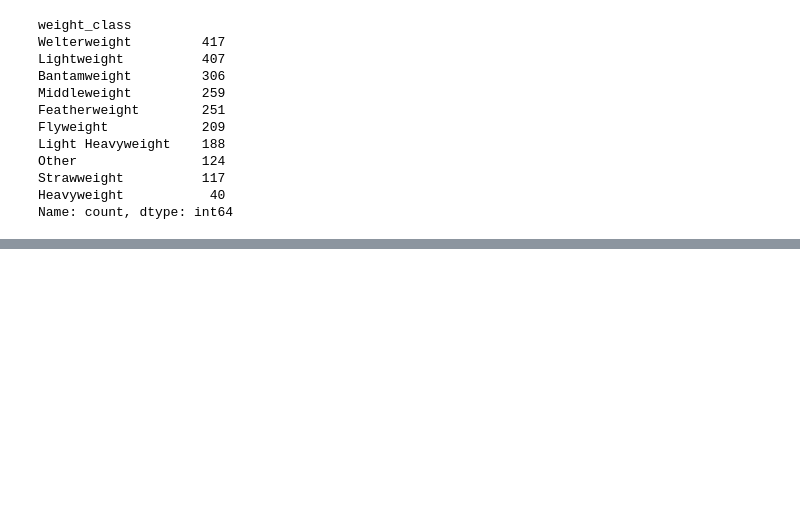
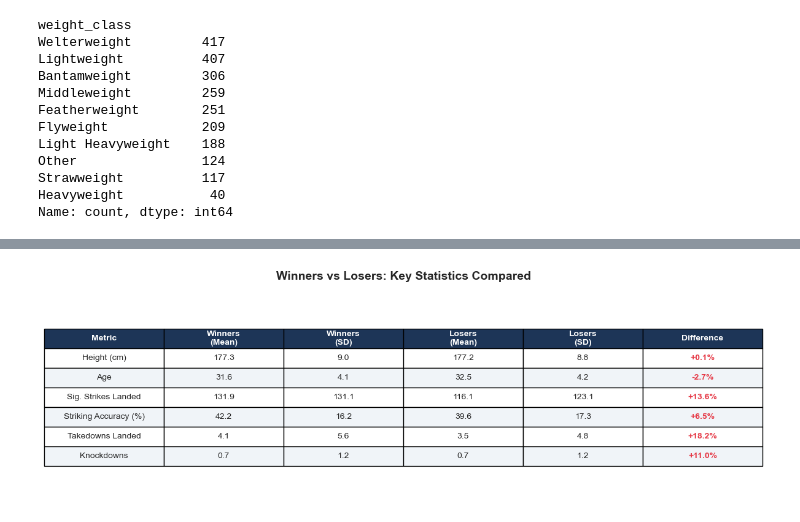
Before and after one commit to wilmshurstnoah-ux/ufc-analysis, a Jupyter notebook: blog.ipynb, the cells around one changed output, grey strips where cells are left out. Drawn from its saved outputs; the diff is of its cells as text; code cells hidden in the pictures; blank space fills up the shorter version.

```diff
--- a/blog.ipynb
+++ b/blog.ipynb
@@ -130,0 +302,73 @@ Name: count, dtype: int64
+# %%
+# ── Plot 3: Summary Statistics Table — Winners vs Losers ──
+
+# Restrict to fights with detailed round-level stats
+with_stats = df[df['r_sig_strikes_attempted'] > 0].copy()
+
+# Build parallel lists of winner-stats and loser-stats
+# If r_win == 1, the red corner won; otherwise the blue corner won
+winners_list, losers_list = [], []
+for _, row in with_stats.iterrows():
+    w_p = 'r' if row['r_win'] == 1 else 'b'   # winner's prefix
+    l_p = 'b' if row['r_win'] == 1 else 'r'   # loser's prefix
+    winners_list.append({
+        'Height (cm)':           row[f'{w_p}_height'],
+        'Age':                   row[f'{w_p}_age'],
+        'Sig. Strikes Landed':   row[f'{w_p}_sig_strikes_landed'],
+        'Striking Accuracy (%)': row[f'{w_p}_sig_strike_accuracy'],
+        'Takedowns Landed':      row[f'{w_p}_takedowns_landed'],
+        'Knockdowns':            row[f'{w_p}_knockdowns'],
+    })
+    losers_list.append({
+        'Height (cm)':           row[f'{l_p}_height'],
+        'Age':                   row[f'{l_p}_age'],
+        'Sig. Strikes Landed':   row[f'{l_p}_sig_strikes_landed'],
+        'Striking Accuracy (%)': row[f'{l_p}_sig_strike_accuracy'],
+        'Takedowns Landed':      row[f'{l_p}_takedowns_landed'],
+        'Knockdowns':            row[f'{l_p}_knockdowns'],
+    })
+
+win_df  = pd.DataFrame(winners_list)
+lose_df = pd.DataFrame(losers_list)
+
+# Build the comparison table
+metrics = ['Height (cm)', 'Age', 'Sig. Strikes Landed',
+           'Striking Accuracy (%)', 'Takedowns Landed', 'Knockdowns']
+table_rows = []
+for m in metrics:
+    wm, ws = win_df[m].mean(),  win_df[m].std()
+    lm, ls = lose_df[m].mean(), lose_df[m].std()
+    diff   = ((wm - lm) / lm * 100) if lm != 0 else 0
+    table_rows.append([m, f'{wm:.1f}', f'{ws:.1f}', f'{lm:.1f}', f'{ls:.1f}', f'{diff:+.1f}%'])
+
+# Render the table with matplotlib
+fig, ax = plt.subplots(figsize=(12, 4))
+ax.axis('off')
+col_labels = ['Metric', 'Winners\n(Mean)', 'Winners\n(SD)',
+              'Losers\n(Mean)', 'Losers\n(SD)', 'Difference']
+table = ax.table(cellText=table_rows, colLabels=col_labels, loc='center',
+                 cellLoc='center', colColours=[COLORS['dark']] * 6)
+table.auto_set_font_size(False)
+table.set_fontsize(10)
+table.scale(1, 1.8)
+
+# Style the header row
+for j in range(6):
+    table[0, j].set_text_props(color='white', fontweight='bold')
+    table[0, j].set_facecolor(COLORS['dark'])
+
+# Alternate row shading + highlight the difference column
+for i in range(1, len(table_rows) + 1):
+    for j in range(6):
+        cell = table[i, j]
+        cell.set_facecolor('#f0f4f8' if i % 2 == 0 else 'white')
+        if j == 5:
+            cell.set_text_props(fontweight='bold', color=COLORS['primary'])
+
+ax.set_title('Winners vs Losers: Key Statistics Compared',
+             fontsize=14, fontweight='bold', pad=20)
+plt.tight_layout()
+plt.savefig('output/figures/plot3_summary_table.png', dpi=150, bbox_inches='tight')
+plt.show()
+# %% [output]
+[figure, added]
```
Also changed, not shown: parts of 17 cells of this notebook, 4 other files.
